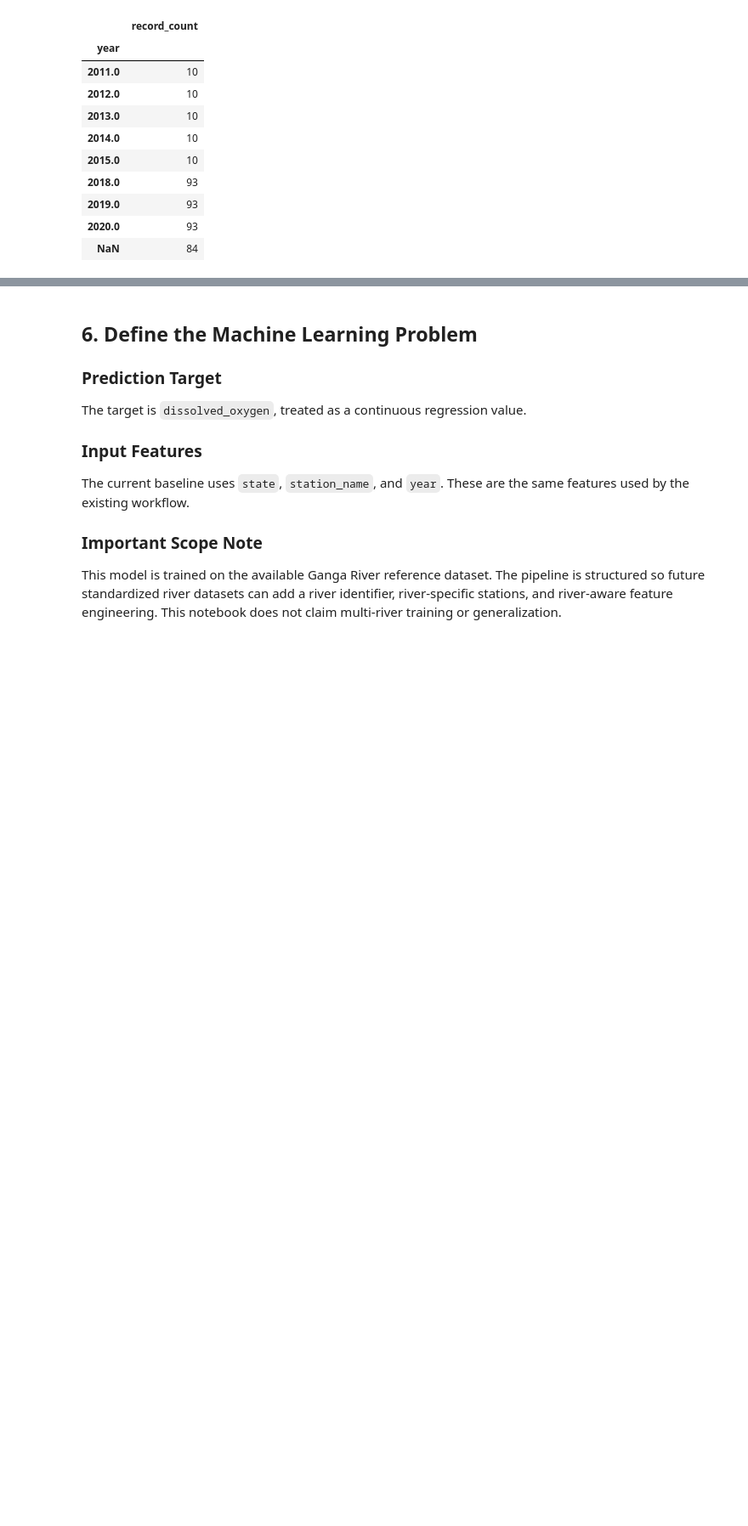
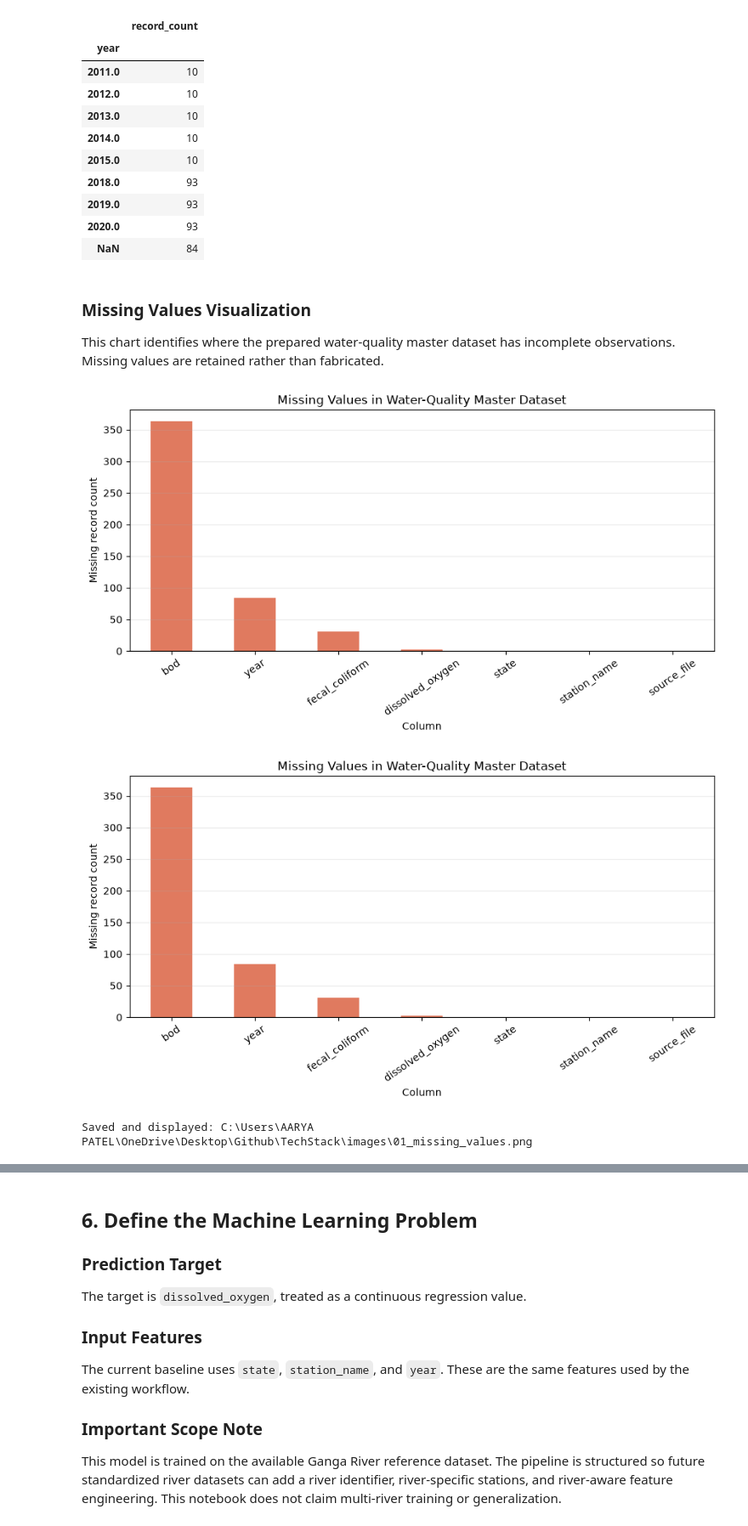
Before and after one commit to Bitttu4/TechStack, a Jupyter notebook: notebooks/01_data_preparation_and_ml.ipynb, the cells around one changed output, grey strips where cells are left out. Shown at 85% size. Saved outputs shown, nothing was run; the diff lists cells and outputs as text; code cells hidden in the pictures; blank space fills up the shorter version.

```diff
--- a/notebooks/01_data_preparation_and_ml.ipynb
+++ b/notebooks/01_data_preparation_and_ml.ipynb
@@ -209,3 +220,21 @@ display(water_quality["year"].value_counts(dropna=False).sort_index().rename("re
 | 2019.0 | 93 |
 | 2020.0 | 93 |
 | NaN | 84 |
+# %% [markdown]
+### Missing Values Visualization
+
+This chart identifies where the prepared water-quality master dataset has incomplete observations. Missing values are retained rather than fabricated.
+# %%
+missing_counts = water_quality.isna().sum().sort_values(ascending=False)
+fig, ax = plt.subplots(figsize=(9, 5))
+missing_counts.plot(kind="bar", ax=ax, color="#e07a5f")
+ax.set_title("Missing Values in Water-Quality Master Dataset")
+ax.set_xlabel("Column")
+ax.set_ylabel("Missing record count")
+ax.tick_params(axis="x", rotation=35)
+ax.grid(axis="y", alpha=0.25)
+save_and_show(fig, "01_missing_values.png")
+# %% [output]
+[figure, added]
+[figure, added]
+Saved and displayed: C:\Users\AARYA PATEL\OneDrive\Desktop\Github\TechStack\images\01_missing_values.png
```
Also changed, not shown: parts of 40 cells of this notebook, 25 other files.
